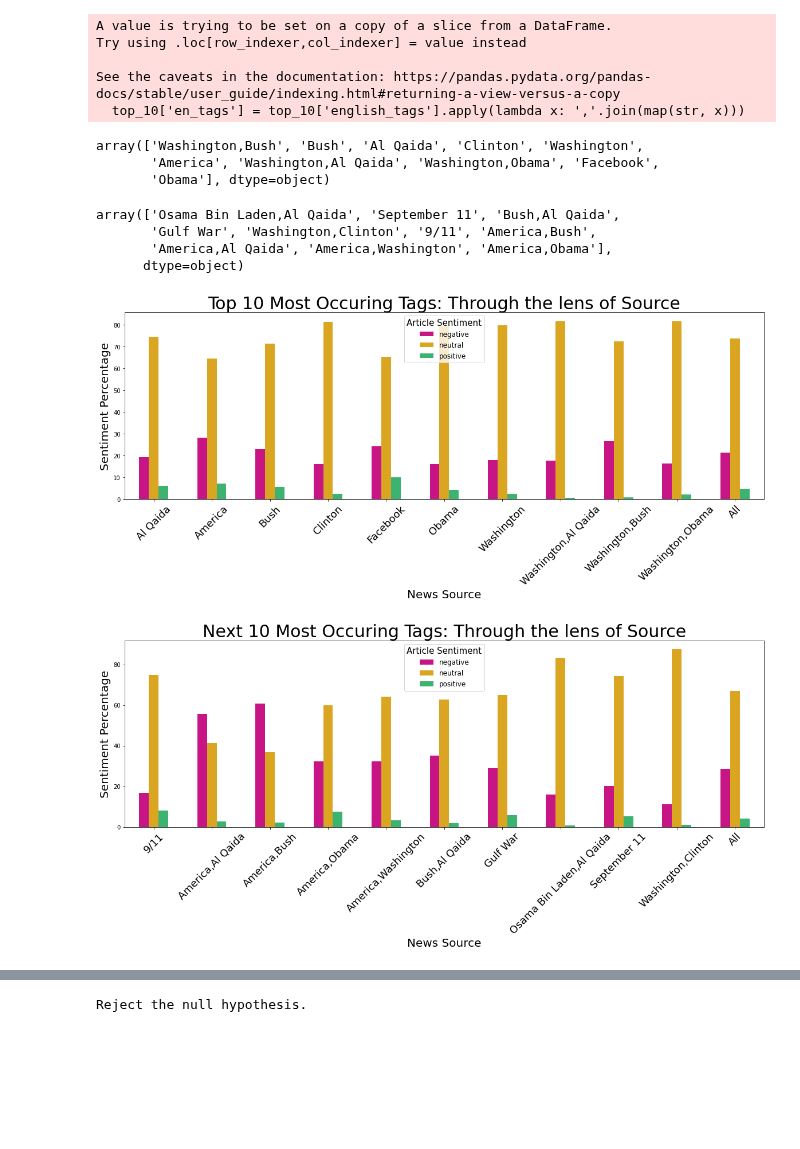
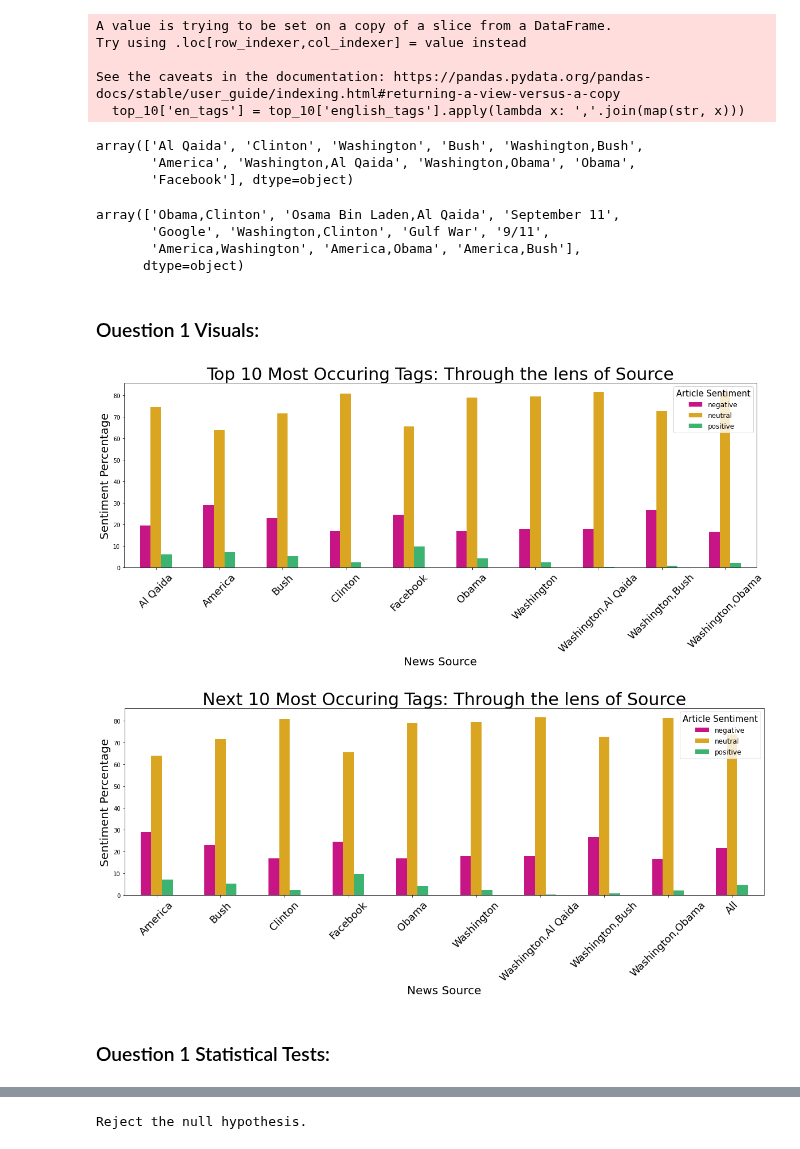
Before and after one commit to Rachuig-Green-Rackley-Shiben/arabic_media_nlp_project, a Jupyter notebook: mindy_drafts/mindy_MVP_explore.ipynb, the cells around one changed output, grey strips where cells are left out. Drawn from its saved outputs; the diff is of its cells as text; code cells hidden in the pictures; blank space fills up the shorter version.

```diff
--- a/mindy_drafts/mindy_MVP_explore.ipynb
+++ b/mindy_drafts/mindy_MVP_explore.ipynb
@@ -14,7 +23,7 @@ from scipy.stats import pearsonr, spearmanr
 
 from googletrans import Translator
 # %%
-data = pd.read_csv('daily8_4.csv')
+data = pd.read_csv('daily8_5.csv')
 #import data with sentiment analysis
 # %%
 data.info()
@@ -45,4 +54,6 @@ data['dateline'] = pd.to_datetime(data.dateline)
 # %%
 df = data.copy()
 #make df copy for easy reference
+# %%
+df = df[df.text_label != 'False']
 # %% [markdown]
@@ -98,9 +108,9 @@ tag_count = dict(df['tags'].value_counts())
 df['tag_count'] = df['tags']
 df['tag_count'] = df['tag_count'].map(tag_count)
 
-next_10= df[df.tag_count > 1550]
-next_10= next_10[next_10.tag_count < 3800]
-top_10= df[df.tag_count > 3800]
+next_10= df[df.tag_count > 1300]
+next_10= next_10[next_10.tag_count < 3200]
+top_10= df[df.tag_count > 3200]
 
 #only the top 20 tags
 # %%
@@ -118,16 +128,16 @@ See the caveats in the documentation: https://pandas.pydata.org/pandas-docs/stab
 top_10['en_tags'].unique()
 #english tags
 # %% [output]
-array(['Washington,Bush', 'Bush', 'Al Qaida', 'Clinton', 'Washington',
-       'America', 'Washington,Al Qaida', 'Washington,Obama', 'Facebook',
-       'Obama'], dtype=object)
+array(['Al Qaida', 'Clinton', 'Washington', 'Bush', 'Washington,Bush',
+       'America', 'Washington,Al Qaida', 'Washington,Obama', 'Obama',
+       'Facebook'], dtype=object)
 # %%
 next_10['en_tags'].unique()
 #english tags
 # %% [output]
-array(['Osama Bin Laden,Al Qaida', 'September 11', 'Bush,Al Qaida',
-       'Gulf War', 'Washington,Clinton', '9/11', 'America,Bush',
-       'America,Al Qaida', 'America,Washington', 'America,Obama'],
+array(['Obama,Clinton', 'Osama Bin Laden,Al Qaida', 'September 11',
+       'Google', 'Washington,Clinton', 'Gulf War', '9/11',
+       'America,Washington', 'America,Obama', 'America,Bush'],
       dtype=object)
 # %%
 next_10 = next_10[next_10.text_label != 'False']
@@ -139,31 +149,35 @@ top_10 = top_10[top_10.text_label != 'False']
 top_perc = pd.crosstab(top_10.en_tags, top_10.text_label, margins=True)
 top_perc = top_perc.apply(lambda x: x / x['All'] * 100, axis=1)
 top_perc = top_perc.drop(columns=['All'])
+# %% [markdown]
+### Ouestion 1 Visuals:
 # %%
 plt.rcParams["figure.figsize"] = (20, 6)
 
-ax1= top_perc.plot(kind='bar', color=['mediumvioletred', 'goldenrod', 'mediumseagreen', 'purple'])
-ax2= next_perc.plot(kind='bar', color=['mediumvioletred', 'goldenrod', 'mediumseagreen', 'purple'])
+ax1= top_perc.head(10).plot(kind='bar', color=['mediumvioletred', 'goldenrod', 'mediumseagreen', 'purple'])
+ax2= top_perc.tail(10).plot(kind='bar', color=['mediumvioletred', 'goldenrod', 'mediumseagreen', 'purple'])
 
 ax1.set_xlabel("News Source", fontsize=20)
 ax2.set_xlabel("News Source", fontsize=20)
 
 ax1.set_ylabel("Sentiment Percentage", fontsize=20)
 ax2.set_ylabel("Sentiment Percentage", fontsize=20)
 
 xlabels = ax1.get_xticklabels()
 ax1.set_xticklabels(labels=xlabels, rotation=45, fontsize=18)
 xlabels = ax2.get_xticklabels()
 ax2.set_xticklabels(labels=xlabels, rotation=45, fontsize=18)
 
 ax1.set_title('Top 10 Most Occuring Tags: Through the lens of Source', size=30)
 ax1.legend(fontsize=12, title='Article Sentiment',title_fontsize=15)
 
 ax2.set_title('Next 10 Most Occuring Tags: Through the lens of Source', size=30)
 ax2.legend(fontsize=12, title='Article Sentiment',title_fontsize=15)
 
 plt.show()
 # %% [output]
-[figure, old version]
+[figure, new version]
-[figure, old version]
+[figure, new version]
+# %% [markdown]
+### Ouestion 1 Statistical Tests:
 # %% [markdown]
```
Also changed, not shown: parts of 43 cells of this notebook, 3 other files.
